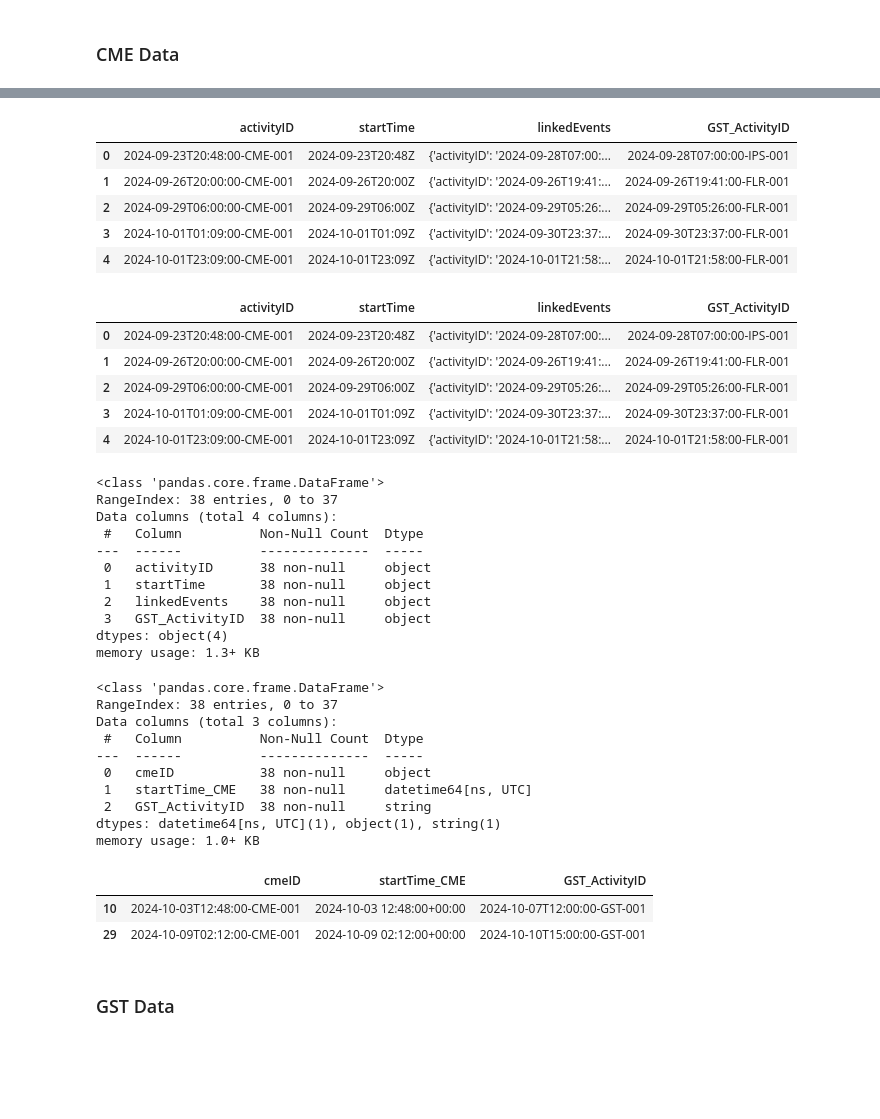
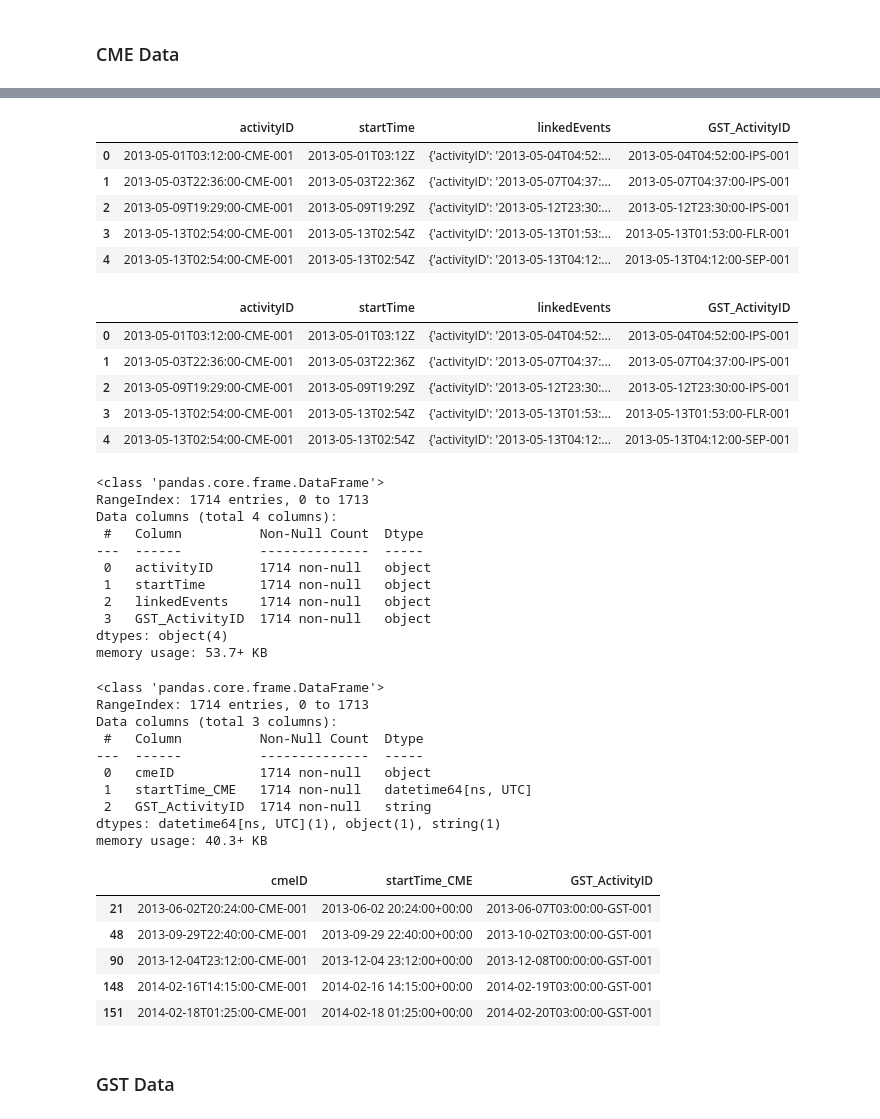
Before and after one commit to lmc5440/data-sourcing-challenge, a Jupyter notebook: M6 Challenge/retrieve_data.ipynb, the cells around one changed output, grey strips where cells are left out. Cells and saved outputs as stored; diff of their text form; code cells hidden in the pictures; blank space fills up the shorter version.

```diff
--- a/M6 Challenge/retrieve_data.ipynb
+++ b/M6 Challenge/retrieve_data.ipynb
@@ -28,4 +28,7 @@ endDate   = "2024-05-01"
 # Build URL for CME
 # query_url=f"{base_url}{CME}?start_date=["startDate"]&end_date=["endDate"]&api_key=["NASA_API_KEY"]
 
-cme_url=f"{base_url}{CME}?start_date={startDate}]&end_date={endDate}&api_key={NASA_API_KEY}"
+cme_url=f"{base_url}{CME}?startDate={startDate}&endDate={endDate}&api_key={NASA_API_KEY}"
+
+print(cme_url)
+print(type(NASA_API_KEY))
@@ -153,11 +159,11 @@ df_new["GST_ActivityID"] = df_new["linkedEvents"].apply(extract_activityID_from_
 df_new.head()
 # %% [output]
 |  | activityID | startTime | linkedEvents | GST_ActivityID |
-| 0 | 2024-09-23T20:48:00-CME-001 | 2024-09-23T20:48Z | {'activityID': '2024-09-28T07:00:... | 2024-09-28T07:00:00-IPS-001 |
-| 1 | 2024-09-26T20:00:00-CME-001 | 2024-09-26T20:00Z | {'activityID': '2024-09-26T19:41:... | 2024-09-26T19:41:00-FLR-001 |
-| 2 | 2024-09-29T06:00:00-CME-001 | 2024-09-29T06:00Z | {'activityID': '2024-09-29T05:26:... | 2024-09-29T05:26:00-FLR-001 |
-| 3 | 2024-10-01T01:09:00-CME-001 | 2024-10-01T01:09Z | {'activityID': '2024-09-30T23:37:... | 2024-09-30T23:37:00-FLR-001 |
-| 4 | 2024-10-01T23:09:00-CME-001 | 2024-10-01T23:09Z | {'activityID': '2024-10-01T21:58:... | 2024-10-01T21:58:00-FLR-001 |
+| 0 | 2013-05-01T03:12:00-CME-001 | 2013-05-01T03:12Z | {'activityID': '2013-05-04T04:52:... | 2013-05-04T04:52:00-IPS-001 |
+| 1 | 2013-05-03T22:36:00-CME-001 | 2013-05-03T22:36Z | {'activityID': '2013-05-07T04:37:... | 2013-05-07T04:37:00-IPS-001 |
+| 2 | 2013-05-09T19:29:00-CME-001 | 2013-05-09T19:29Z | {'activityID': '2013-05-12T23:30:... | 2013-05-12T23:30:00-IPS-001 |
+| 3 | 2013-05-13T02:54:00-CME-001 | 2013-05-13T02:54Z | {'activityID': '2013-05-13T01:53:... | 2013-05-13T01:53:00-FLR-001 |
+| 4 | 2013-05-13T02:54:00-CME-001 | 2013-05-13T02:54Z | {'activityID': '2013-05-13T04:12:... | 2013-05-13T04:12:00-SEP-001 |
 # %%
 # Remove rows with missing GST_ActivityID, since we can't assign them to GSTs:
 
@@ -165,27 +171,27 @@ df_new.dropna(subset="GST_ActivityID", inplace= True)
 df_new.head()
 # %% [output]
 |  | activityID | startTime | linkedEvents | GST_ActivityID |
-| 0 | 2024-09-23T20:48:00-CME-001 | 2024-09-23T20:48Z | {'activityID': '2024-09-28T07:00:... | 2024-09-28T07:00:00-IPS-001 |
-| 1 | 2024-09-26T20:00:00-CME-001 | 2024-09-26T20:00Z | {'activityID': '2024-09-26T19:41:... | 2024-09-26T19:41:00-FLR-001 |
-| 2 | 2024-09-29T06:00:00-CME-001 | 2024-09-29T06:00Z | {'activityID': '2024-09-29T05:26:... | 2024-09-29T05:26:00-FLR-001 |
-| 3 | 2024-10-01T01:09:00-CME-001 | 2024-10-01T01:09Z | {'activityID': '2024-09-30T23:37:... | 2024-09-30T23:37:00-FLR-001 |
-| 4 | 2024-10-01T23:09:00-CME-001 | 2024-10-01T23:09Z | {'activityID': '2024-10-01T21:58:... | 2024-10-01T21:58:00-FLR-001 |
+| 0 | 2013-05-01T03:12:00-CME-001 | 2013-05-01T03:12Z | {'activityID': '2013-05-04T04:52:... | 2013-05-04T04:52:00-IPS-001 |
+| 1 | 2013-05-03T22:36:00-CME-001 | 2013-05-03T22:36Z | {'activityID': '2013-05-07T04:37:... | 2013-05-07T04:37:00-IPS-001 |
+| 2 | 2013-05-09T19:29:00-CME-001 | 2013-05-09T19:29Z | {'activityID': '2013-05-12T23:30:... | 2013-05-12T23:30:00-IPS-001 |
+| 3 | 2013-05-13T02:54:00-CME-001 | 2013-05-13T02:54Z | {'activityID': '2013-05-13T01:53:... | 2013-05-13T01:53:00-FLR-001 |
+| 4 | 2013-05-13T02:54:00-CME-001 | 2013-05-13T02:54Z | {'activityID': '2013-05-13T04:12:... | 2013-05-13T04:12:00-SEP-001 |
 # %%
 # print out the datatype of each column in this DataFrame:
 
 df_new.info()
 # %% [output]
 <class 'pandas.core.frame.DataFrame'>
-RangeIndex: 38 entries, 0 to 37
+RangeIndex: 1714 entries, 0 to 1713
 Data columns (total 4 columns):
  #   Column          Non-Null Count  Dtype
 ---  ------          --------------  -----
- 0   activityID      38 non-null     object
- 1   startTime       38 non-null     object
- 2   linkedEvents    38 non-null     object
- 3   GST_ActivityID  38 non-null     object
+ 0   activityID      1714 non-null   object
+ 1   startTime       1714 non-null   object
+ 2   linkedEvents    1714 non-null   object
+ 3   GST_ActivityID  1714 non-null   object
 dtypes: object(4)
-memory usage: 1.3+ KB
+memory usage: 53.7+ KB
 # %%
 # Convert the 'GST_ActivityID' column to string format
 df_new["GST_ActivityID"] = df_new["GST_ActivityID"].astype("string")
@@ -207,25 +213,28 @@ df_new.drop(columns= ["linkedEvents"], inplace = True)
 df_new.info()
 # %% [output]
 <class 'pandas.core.frame.DataFrame'>
-RangeIndex: 38 entries, 0 to 37
+RangeIndex: 1714 entries, 0 to 1713
 Data columns (total 3 columns):
  #   Column          Non-Null Count  Dtype
 ---  ------          --------------  -----
- 0   cmeID           38 non-null     object
- 1   startTime_CME   38 non-null     datetime64[ns, UTC]
- 2   GST_ActivityID  38 non-null     string
+ 0   cmeID           1714 non-null   object
+ 1   startTime_CME   1714 non-null   datetime64[ns, UTC]
+ 2   GST_ActivityID  1714 non-null   string
 dtypes: datetime64[ns, UTC](1), object(1), string(1)
-memory usage: 1.0+ KB
+memory usage: 40.3+ KB
 # %%
 # We are only interested in CMEs related to GSTs so keep only rows where the GST_ActivityID column contains 'GST'
 # use the method 'contains()' from the str library.
 
-df_new = df_new[df_new["GST_ActivityID"].str.contains("GST")]
+df_new = df_new[df_new["GST_ActivityID"].str.contains("GST", na=False)]
 df_new.head()
 # %% [output]
 |  | cmeID | startTime_CME | GST_ActivityID |
-| 10 | 2024-10-03T12:48:00-CME-001 | 2024-10-03 12:48:00+00:00 | 2024-10-07T12:00:00-GST-001 |
-| 29 | 2024-10-09T02:12:00-CME-001 | 2024-10-09 02:12:00+00:00 | 2024-10-10T15:00:00-GST-001 |
+| 21 | 2013-06-02T20:24:00-CME-001 | 2013-06-02 20:24:00+00:00 | 2013-06-07T03:00:00-GST-001 |
+| 48 | 2013-09-29T22:40:00-CME-001 | 2013-09-29 22:40:00+00:00 | 2013-10-02T03:00:00-GST-001 |
+| 90 | 2013-12-04T23:12:00-CME-001 | 2013-12-04 23:12:00+00:00 | 2013-12-08T00:00:00-GST-001 |
+| 148 | 2014-02-16T14:15:00-CME-001 | 2014-02-16 14:15:00+00:00 | 2014-02-19T03:00:00-GST-001 |
+| 151 | 2014-02-18T01:25:00-CME-001 | 2014-02-18 01:25:00+00:00 | 2014-02-20T03:00:00-GST-001 |
 # %% [markdown]
 ### GST Data
 # %%
```
Also changed, not shown: parts of 10 cells of this notebook, 1 other file.
